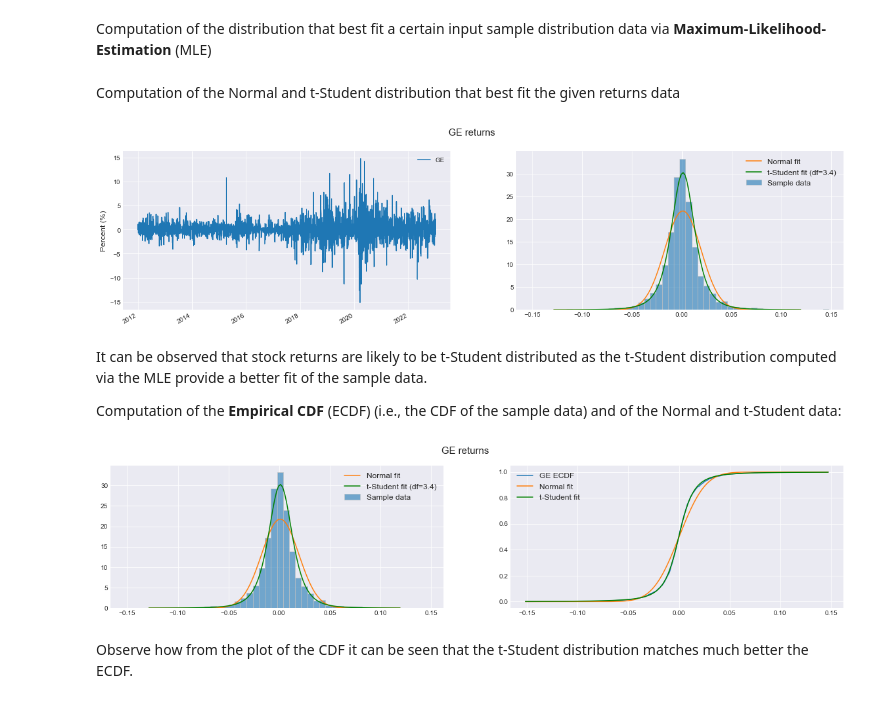
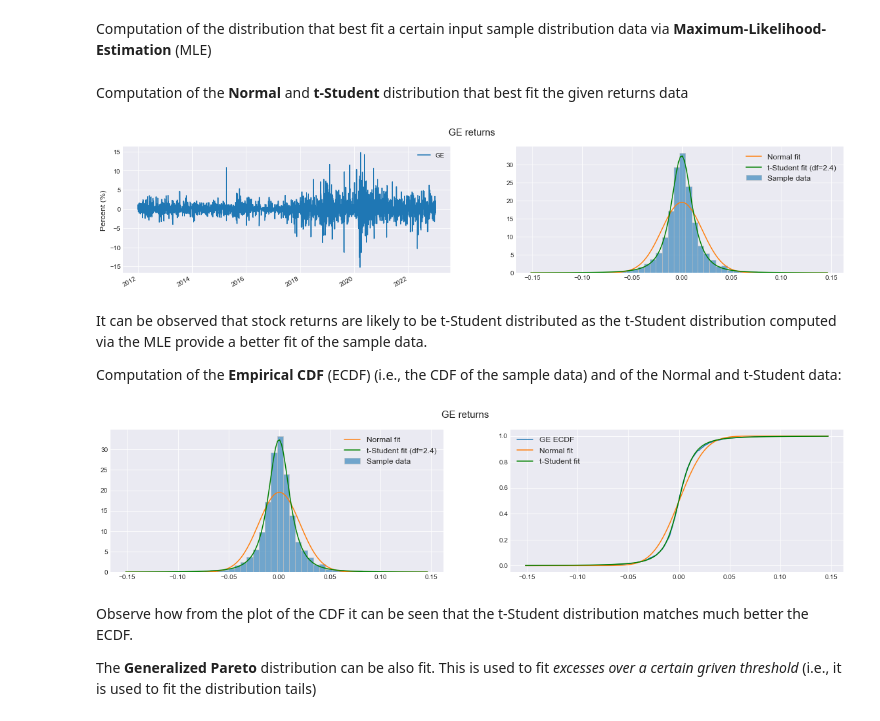
Before and after one commit to z4ir3/quant-library, a Jupyter notebook: tutorial-quant-library.ipynb, the cells around one changed output. Saved outputs shown, nothing was run; the diff lists cells and outputs as text; code cells hidden in the pictures.

```diff
--- a/tutorial-quant-library.ipynb
+++ b/tutorial-quant-library.ipynb
@@ -867,31 +864,31 @@ Computation of the distribution that best fit a certain input sample distributio
 stock = "GE"
 rr = rets[stock]
 # %% [markdown]
-Computation of the Normal and t-Student distribution that best fit the given returns data
+Computation of the **Normal** and **t-Student** distribution that best fit the given returns data
 # %%
-ndist = ql.distfit(rets["AAPL"], dtype="n", pdf=True, dx=0.002)
-tdist = ql.distfit(rets["AAPL"], dtype="t", pdf=True, dx=0.002)
+ndist = ql.distfit(rets[stock], dtype="n", pdf=True, dx=0.002)
+tdist = ql.distfit(rets[stock], dtype="t", pdf=True, dx=0.002)
 # %%
 # Plot
-fig, ax = plt.subplots(1,2,figsize=(20,5))
+fig, ax = plt.subplots(1,2,figsize=(20,4))
 ax = ax.flatten()
 fig.suptitle(f"{stock} returns", fontsize=15)
 
 n = 0
 (rr*100).plot(ax=ax[n], grid=True)
 ax[n].set_xlabel("",fontsize=18)
 ax[n].set_ylabel("Percent (%)",fontsize=12)
 ax[n].legend(fontsize=10)
 
 n = 1
 rr.hist(ax=ax[n], grid=True, density=True, bins=50, edgecolor=(0.77,0.77,0.77), alpha=0.6, label="Sample data")
 ax[n].plot(ndist["x"], ndist["pdf"], label="Normal fit", color="tab:orange")
 ax[n].plot(tdist["x"], tdist["pdf"], label=f"t-Student fit (df={tdist['df']:.1f})", color="green")
 ax[n].set_xlabel("",fontsize=18)
 ax[n].legend(fontsize=12)
 plt.show()
 # %% [output]
-[figure, old version]
+[figure, new version]
 # %% [markdown]
 It can be observed that stock returns are likely to be t-Student distributed as the t-Student distribution computed via the MLE provide a better fit of the sample data.
 
@@ -922,6 +919,8 @@ ax[n].legend(fontsize=12)
 
 plt.show()
 # %% [output]
-[figure, old version]
+[figure, new version]
 # %% [markdown]
 Observe how from the plot of the CDF it can be seen that the t-Student distribution matches much better the ECDF.
+
+The **Generalized Pareto** distribution can be also fit. This is used to fit *excesses over a certain griven threshold* (i.e., it is used to fit the distribution tails)
```
Also changed, not shown: parts of 8 cells of this notebook.
